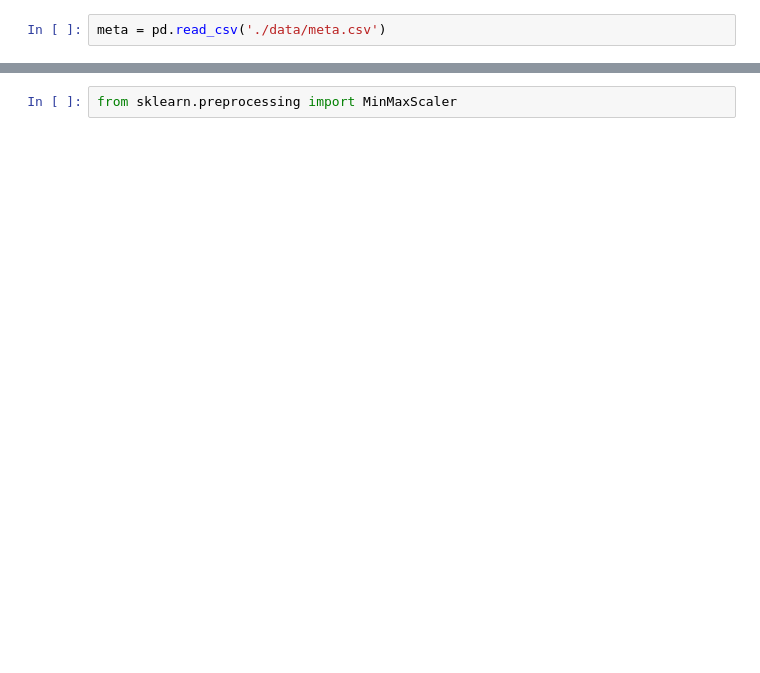
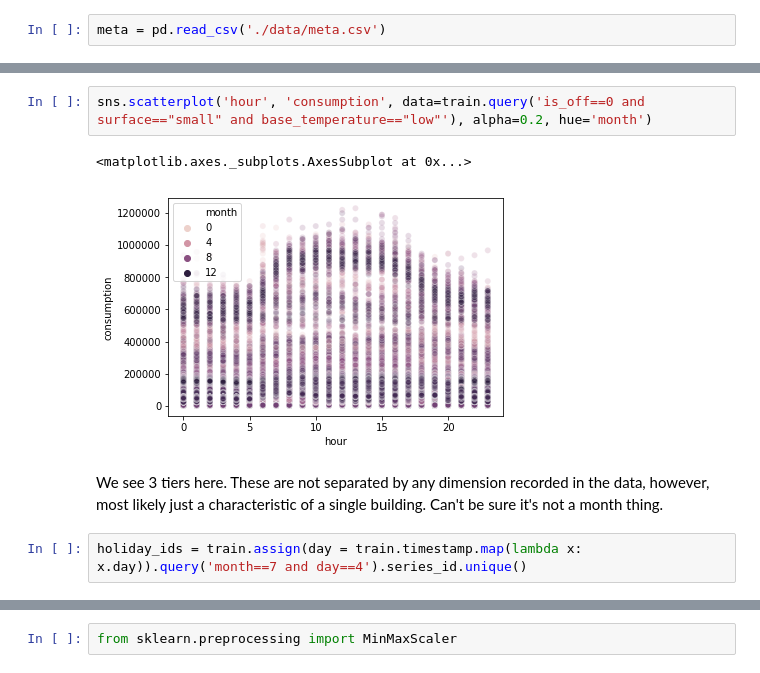
Before and after one commit to romandtse07/energy_consumption, a Jupyter notebook: Untitled.ipynb, the cells around one changed output, grey strips where cells are left out. Cells and saved outputs as stored; diff of their text form; blank space fills up the shorter version.

```diff
--- a/Untitled.ipynb
+++ b/Untitled.ipynb
@@ -83,0 +159,9 @@ look.consumption.diff().dropna().plot()
+# %%
+sns.scatterplot('hour', 'consumption', data=train.query('is_off==0 and surface=="small" and base_temperature=="low"'), alpha=0.2, hue='month')
+# %% [output]
+<matplotlib.axes._subplots.AxesSubplot at 0x...>
+[figure, added]
+# %% [markdown]
+We see 3 tiers here.  These are not separated by any dimension recorded in the data, however, most likely just a characteristic of a single building.  Can't be sure it's not a month thing.
+# %%
+holiday_ids = train.assign(day = train.timestamp.map(lambda x: x.day)).query('month==7 and day==4').series_id.unique()
```
Also changed, not shown: parts of 65 cells of this notebook.
